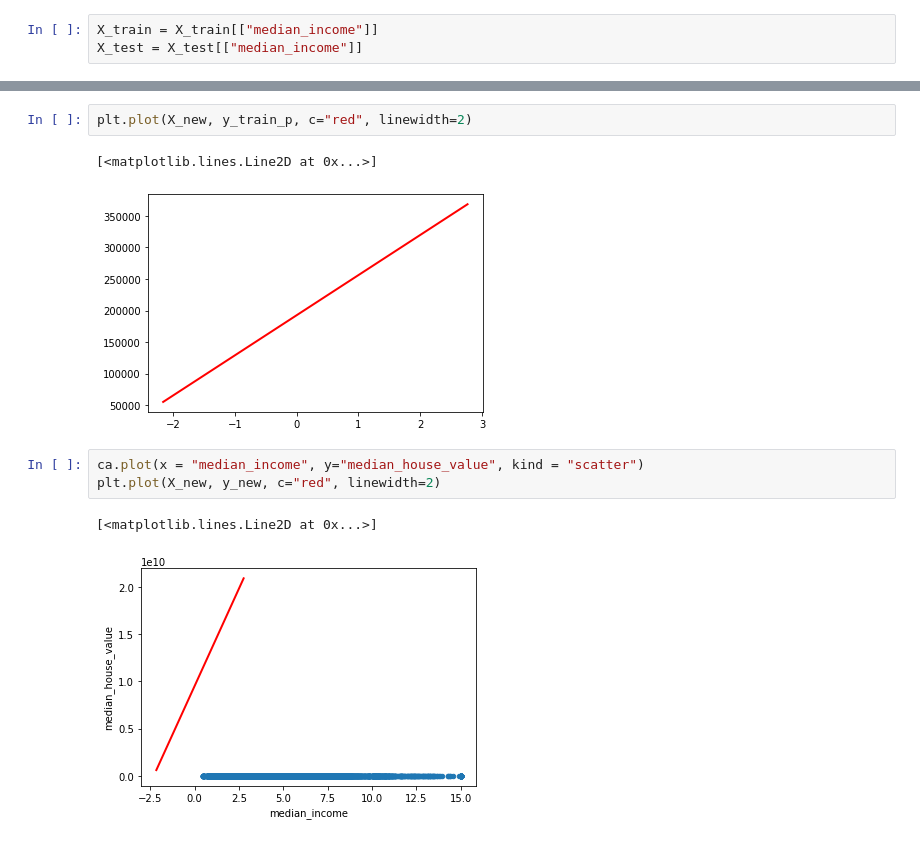
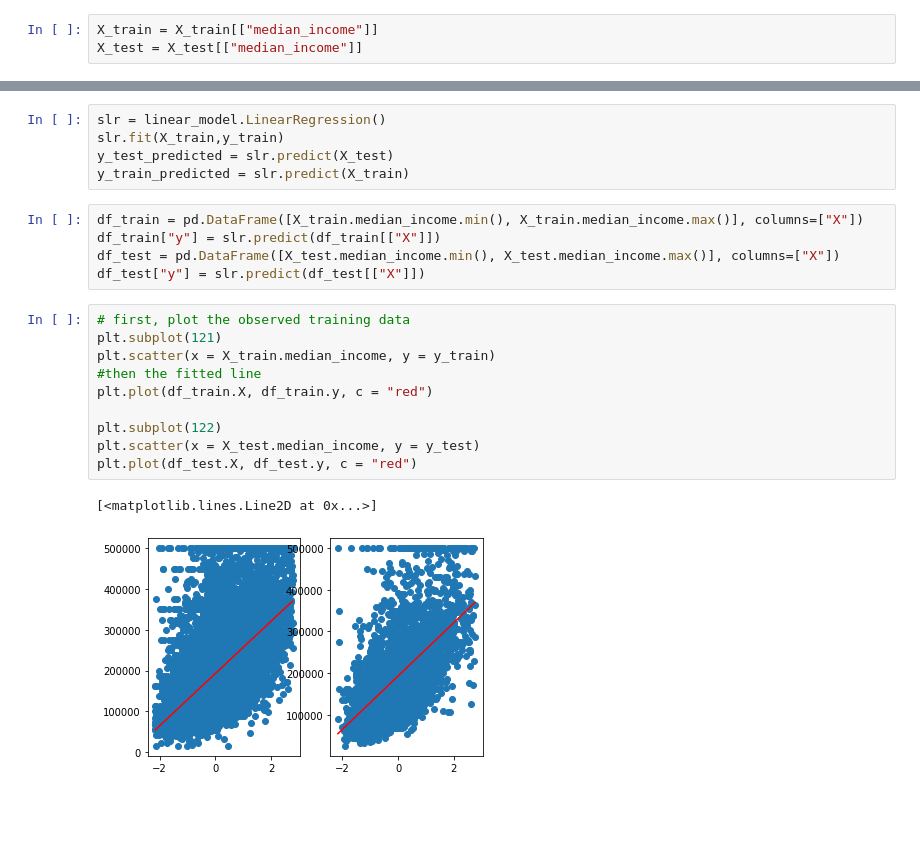
Before and after one commit to Saaimurugan/PGP-AI---Python-for-Data-Science, a Jupyter notebook: California Housing Price Prediction.ipynb, the cells around one changed output, grey strips where cells are left out. Cells and saved outputs as stored; diff of their text form; blank space fills up the shorter version.

```diff
--- a/California Housing Price Prediction.ipynb
+++ b/California Housing Price Prediction.ipynb
@@ -565,11 +564,23 @@ ca.plot(x = "median_house_value", y="median_income", kind = "scatter")
-# %%
-plt.plot(X_new, y_train_p, c="red", linewidth=2)
-# %% [output]
-[<matplotlib.lines.Line2D at 0x...>]
-[figure, removed]
-# %%
-ca.plot(x = "median_income", y="median_house_value", kind = "scatter")
-plt.plot(X_new, y_new, c="red", linewidth=2)
-# %% [output]
-[<matplotlib.lines.Line2D at 0x...>]
-[figure, removed]
+# %%
+slr = linear_model.LinearRegression()
+slr.fit(X_train,y_train)
+y_test_predicted = slr.predict(X_test)
+y_train_predicted = slr.predict(X_train)
+# %%
+df_train = pd.DataFrame([X_train.median_income.min(), X_train.median_income.max()], columns=["X"])
+df_train["y"] = slr.predict(df_train[["X"]])
+df_test = pd.DataFrame([X_test.median_income.min(), X_test.median_income.max()], columns=["X"])
+df_test["y"] = slr.predict(df_test[["X"]])
+# %%
+# first, plot the observed training data
+plt.subplot(121)
+plt.scatter(x = X_train.median_income, y = y_train)
+#then the fitted line
+plt.plot(df_train.X, df_train.y, c = "red")
+
+plt.subplot(122)
+plt.scatter(x = X_test.median_income, y = y_test)
+plt.plot(df_test.X, df_test.y, c = "red")
+# %% [output]
+[<matplotlib.lines.Line2D at 0x...>]
+[figure, added]
```
Also changed, not shown: parts of 21 cells of this notebook.
